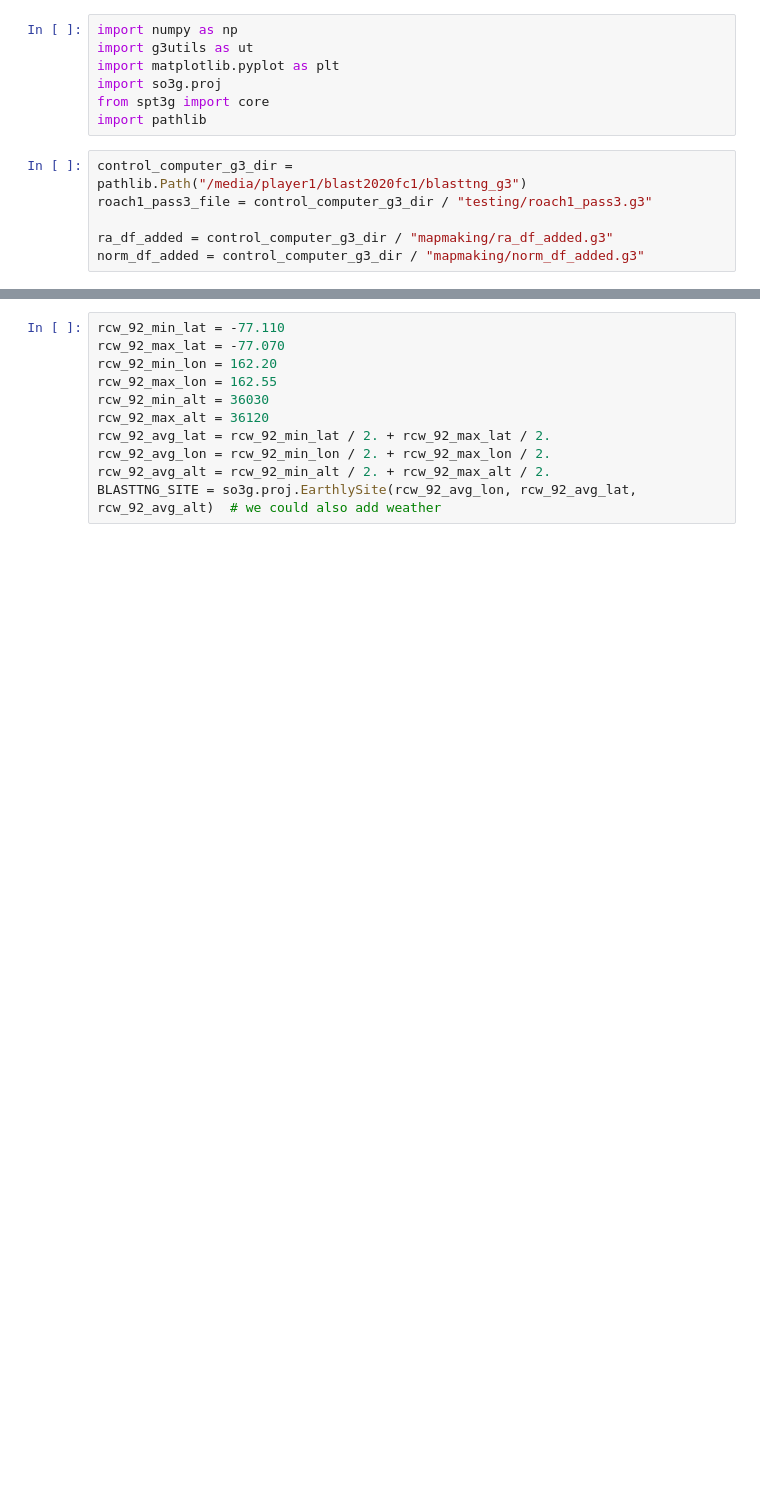
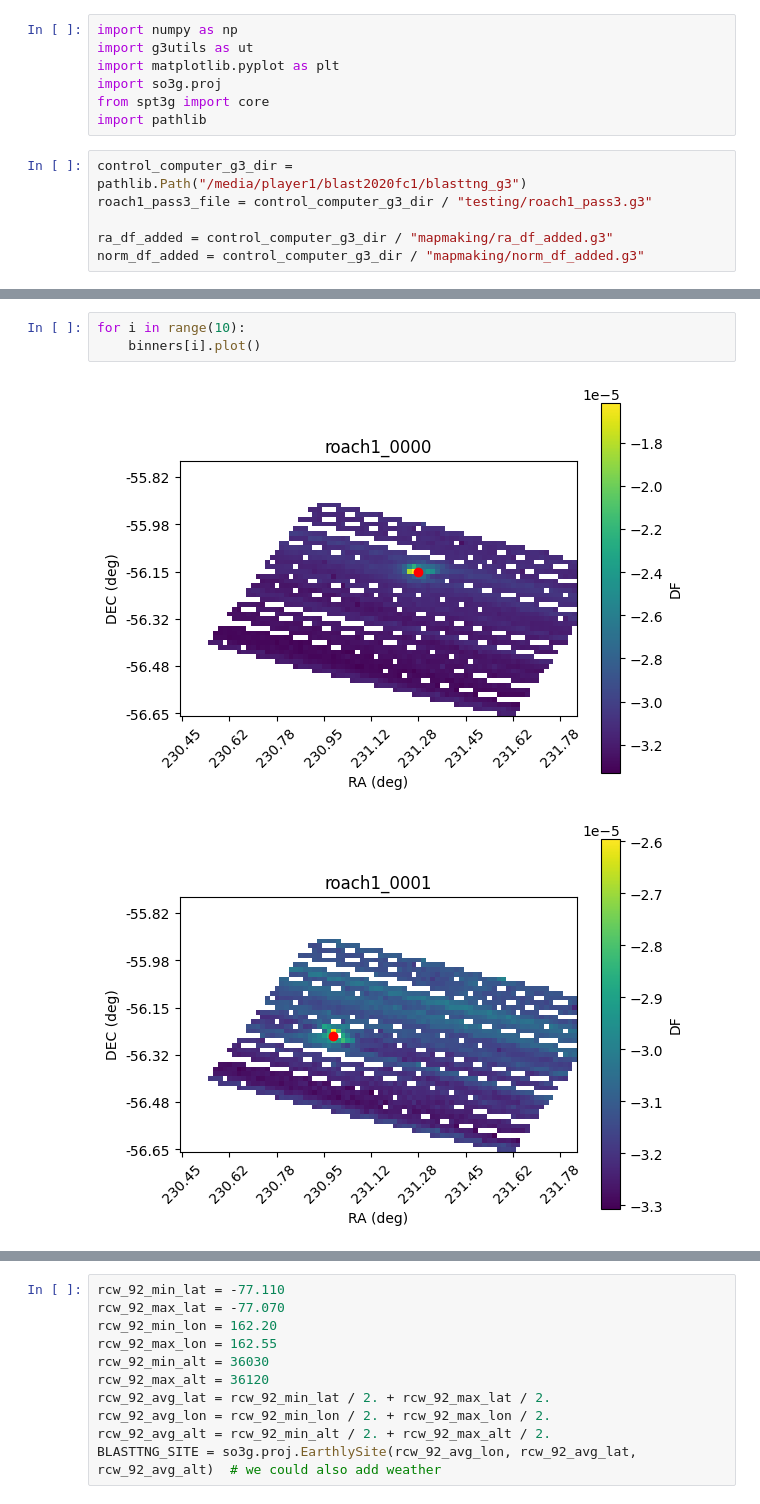
Before and after one commit to jonahjlee/blasttng-to-g3, a Jupyter notebook: notebooks/map_making.ipynb, the cells around one changed output, grey strips where cells are left out. Drawn from its saved outputs; the diff is of its cells as text; blank space fills up the shorter version.

```diff
--- a/notebooks/map_making.ipynb
+++ b/notebooks/map_making.ipynb
@@ -121,0 +134,6 @@ source_coords for roach1_0264: (np.int64(36), np.int64(12))
+# %%
+for i in range(10):
+    binners[i].plot()
+# %% [output]
+[figure, added]
+[figure, added]
```
Also changed, not shown: parts of 8 cells of this notebook, 2 other files.
